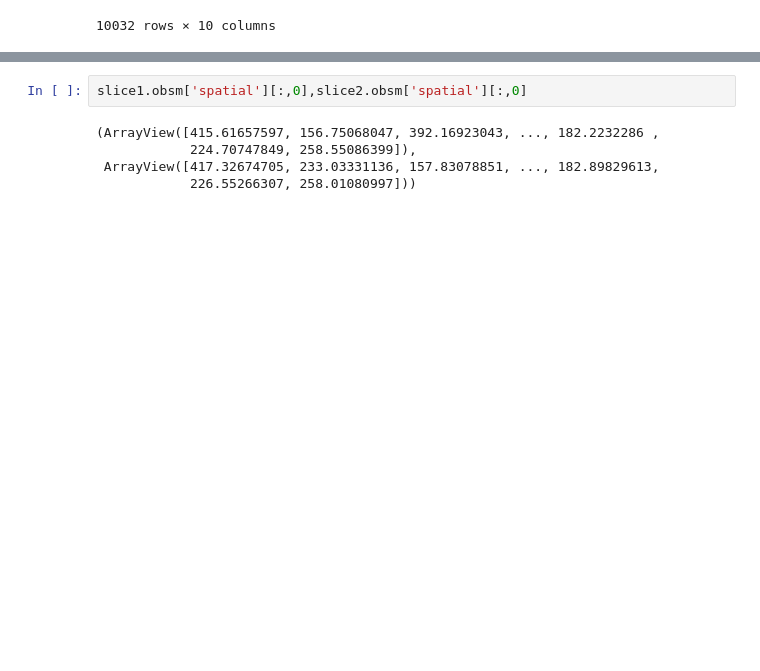
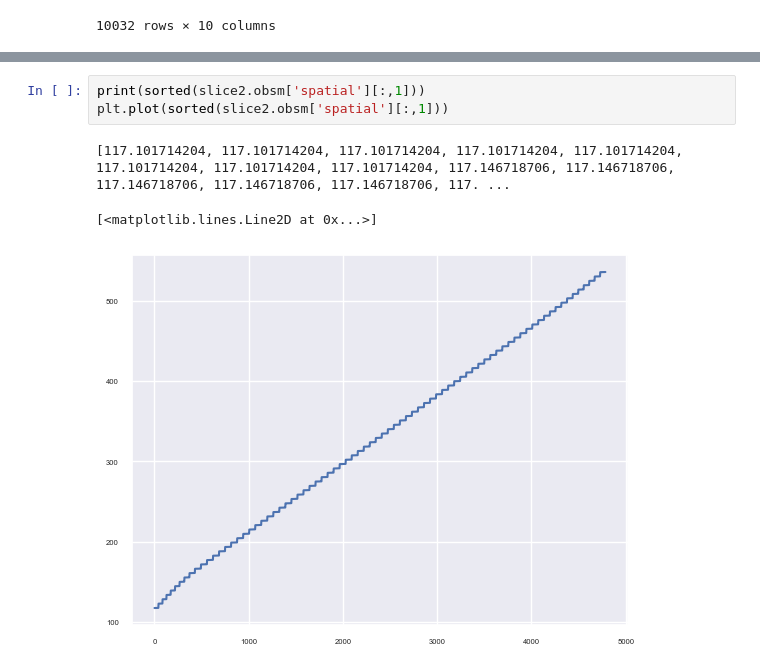
Before and after one commit to Stardust-lf/Transcriptomics, a Jupyter notebook: TestCode/Preprocessing.ipynb, the cells around one changed output, grey strips where cells are left out. Saved outputs shown, nothing was run; the diff lists cells and outputs as text; blank space fills up the shorter version.

```diff
--- a/TestCode/Preprocessing.ipynb
+++ b/TestCode/Preprocessing.ipynb
@@ -110,7 +114,7 @@ plt.show()
 # %%
-slice1.obsm['spatial'][:,0],slice2.obsm['spatial'][:,0]
+print(sorted(slice2.obsm['spatial'][:,1]))
+plt.plot(sorted(slice2.obsm['spatial'][:,1]))
 # %% [output]
-(ArrayView([415.61657597, 156.75068047, 392.16923043, ..., 182.2232286 ,
-            224.70747849, 258.55086399]),
- ArrayView([417.32674705, 233.03331136, 157.83078851, ..., 182.89829613,
-            226.55266307, 258.01080997]))
+[117.101714204, 117.101714204, 117.101714204, 117.101714204, 117.101714204, 117.101714204, 117.101714204, 117.101714204, 117.146718706, 117.146718706, 117.146718706, 117.146718706, 117.146718706, 117. ...
+[<matplotlib.lines.Line2D at 0x...>]
+[figure, added]
```
Also changed, not shown: parts of 13 cells of this notebook.
